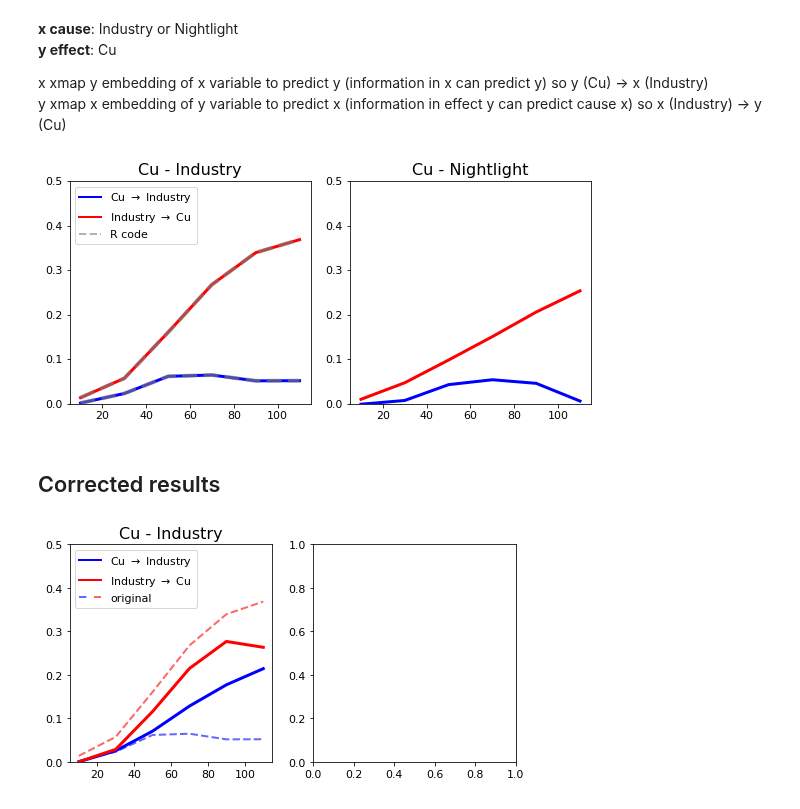
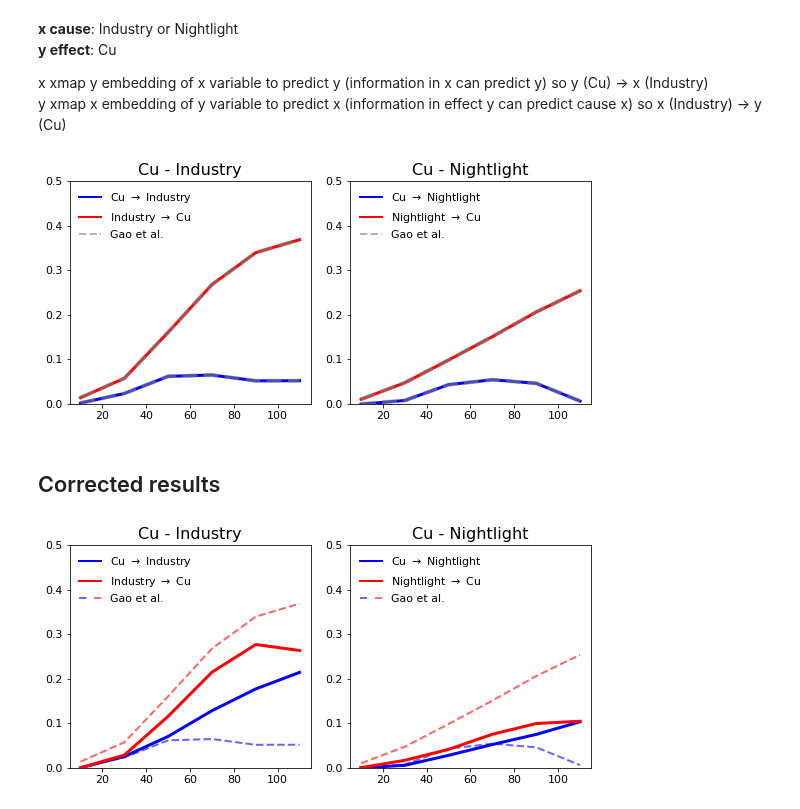
Before and after one commit to KatharinaBracher/GCCM, a Jupyter notebook: code/HeavyMetal.ipynb, the cells around one changed output. Cells and saved outputs as stored; diff of their text form; code cells hidden in the pictures.

Commit message:
results R

```diff
--- a/code/HeavyMetal.ipynb
+++ b/code/HeavyMetal.ipynb
@@ -141,23 +157,28 @@ fig, ax = plt.subplots(1,2, figsize=(8,4))
 ax[0].plot(lib_sizes, ix_xmap_y, c='b', lw=3, label = r'Cu $\rightarrow$ Industry')
 ax[0].plot(lib_sizes, iy_xmap_x, c='r', lw=3, label = r'Industry $\rightarrow$ Cu')
 
-ax[0].plot(lib_sizes, list(iresultsr['x_xmap_y_means']), '--', c='grey', alpha=0.6, lw=4, label='R code')
+ax[0].plot(lib_sizes, list(iresultsr['x_xmap_y_means']), '--', c='grey', alpha=0.6, lw=4, label='Gao et al.')
 ax[0].plot(lib_sizes, list(iresultsr['y_xmap_x_means']), '--', c='grey', alpha=0.6, lw=4)
 ax[0].set_ylim(0,0.5)
 ax[0].set_title('Cu - Industry')
-legend = ax[0].legend()
+legend = ax[0].legend(loc='upper left', frameon=False)
 for legobj in legend.legendHandles:
     legobj.set_linewidth(2)
 
-ax[1].plot(lib_sizes, nx_xmap_y, c='b', lw=3)
-ax[1].plot(lib_sizes, ny_xmap_x, c='r', lw=3)
+ax[1].plot(lib_sizes, nx_xmap_y, c='b', lw=3, label = r'Cu $\rightarrow$ Nightlight')
+ax[1].plot(lib_sizes, ny_xmap_x, c='r', lw=3, label = r'Nightlight $\rightarrow$ Cu')
+ax[1].plot(lib_sizes, list(nresultsr['x_xmap_y_means']), '--', c='grey', alpha=0.6, lw=4, label='Gao et al.')
+ax[1].plot(lib_sizes, list(nresultsr['y_xmap_x_means']), '--', c='grey', alpha=0.6, lw=4)
 ax[1].set_ylim(0,0.5)
 ax[1].set_title('Cu - Nightlight')
 ax[1].set_ylim(0,0.5)
+legend = ax[1].legend(loc='upper left', frameon=False)
+for legobj in legend.legendHandles:
+    legobj.set_linewidth(2)
 
 plt.tight_layout()
 plt.show()
 # %% [output]
-[figure, old version]
+[figure, new version]
 # %% [markdown]
 ## Corrected results
@@ -164,21 +187,33 @@ plt.show()
 # %%
 iresultsr_correct = pd.read_csv('../Gao_code/raster_corrected/results/Iresults_corrected.csv')
+nresultsr_correct = pd.read_csv('../Gao_code/raster_corrected/results/Nresults_corrected.csv')
 # %%
 fig, ax = plt.subplots(1,2, figsize=(8,4))
-p1,= ax[0].plot(lib_sizes, list(iresultsr['x_xmap_y_means']), '--', c='b', alpha=0.6, lw=2, label='original')
-p2,= ax[0].plot(lib_sizes, list(iresultsr['y_xmap_x_means']), '--', c='r', alpha=0.6, lw=2)
+p1,= ax[0].plot(lib_sizes, ix_xmap_y, '--', c='b', alpha=0.6, lw=2, label='original')
+p2,= ax[0].plot(lib_sizes, iy_xmap_x, '--', c='r', alpha=0.6, lw=2)
 p3,= ax[0].plot(lib_sizes, list(iresultsr_correct['x_xmap_y_means']),  c='b',  lw=3, label = r'Cu $\rightarrow$ Industry')
 p4,= ax[0].plot(lib_sizes, list(iresultsr_correct['y_xmap_x_means']),  c='r',  lw=3, label = r'Industry $\rightarrow$ Cu')
 ax[0].set_ylim(0,0.5)
 ax[0].set_title('Cu - Industry')
-#legend = ax[0].legend()
-
-# Assign two of the handles to the same legend entry by putting them in a tuple
-# and using a generic handler map (which would be used for any additional
-# tuples of handles like (p1, p2)).
-legend = ax[0].legend([p3, p4, (p1, p2)], [r'Cu $\rightarrow$ Industry', r'Industry $\rightarrow$ Cu', 'original'], scatterpoints=1,
-               numpoints=1, markerscale=1., handler_map={tuple: HandlerTuple(ndivide=None, pad=0.7)})
+legend = ax[0].legend([p3, p4, (p1, p2)], [r'Cu $\rightarrow$ Industry', r'Industry $\rightarrow$ Cu', 'Gao et al.'], scatterpoints=1,
+               numpoints=1, markerscale=1., handler_map={tuple: HandlerTuple(ndivide=None, pad=0.7)},
+                      loc='upper left', frameon=False)
 for legobj in legend.legendHandles:
     legobj.set_linewidth(2)
+
+p1,= ax[1].plot(lib_sizes, nx_xmap_y, '--', c='b', alpha=0.6, lw=2, label='original')
+p2,= ax[1].plot(lib_sizes, ny_xmap_x, '--', c='r', alpha=0.6, lw=2)
+p3,= ax[1].plot(lib_sizes, list(nresultsr_correct['x_xmap_y_means']),  c='b',  lw=3, label = r'Cu $\rightarrow$ Industry')
+p4,= ax[1].plot(lib_sizes, list(nresultsr_correct['y_xmap_x_means']),  c='r',  lw=3, label = r'Industry $\rightarrow$ Cu')
+ax[1].set_ylim(0,0.5)
+ax[1].set_title('Cu - Nightlight')
+legend = ax[1].legend([p3, p4, (p1, p2)], [r'Cu $\rightarrow$ Nightlight', r'Nightlight $\rightarrow$ Cu', 'Gao et al.'], scatterpoints=1,
+               numpoints=1, markerscale=1., handler_map={tuple: HandlerTuple(ndivide=None, pad=0.7)},
+                      loc='upper left', frameon=False)
+for legobj in legend.legendHandles:
+    legobj.set_linewidth(2)
+
+plt.tight_layout()
+plt.show()
 # %% [output]
-[figure, old version]
+[figure, new version]
```
Also changed, not shown: parts of 12 cells of this notebook, 19 other files.
